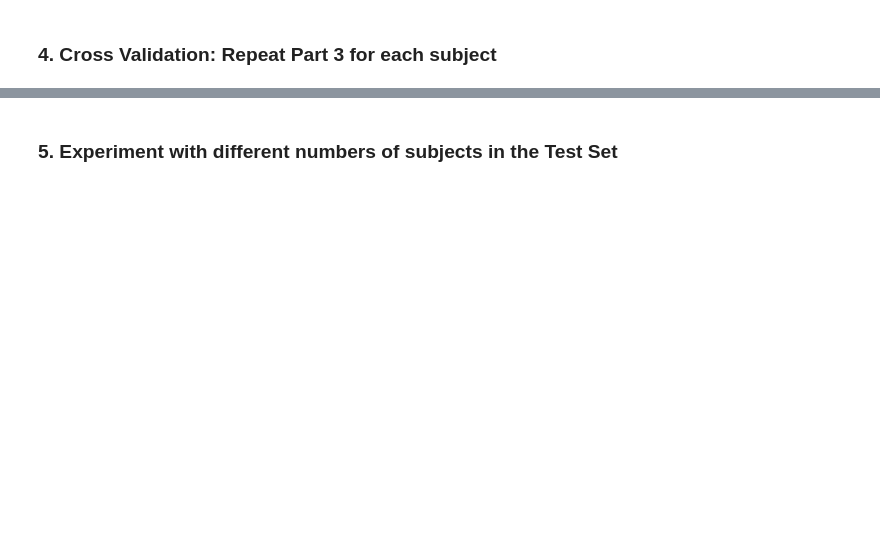
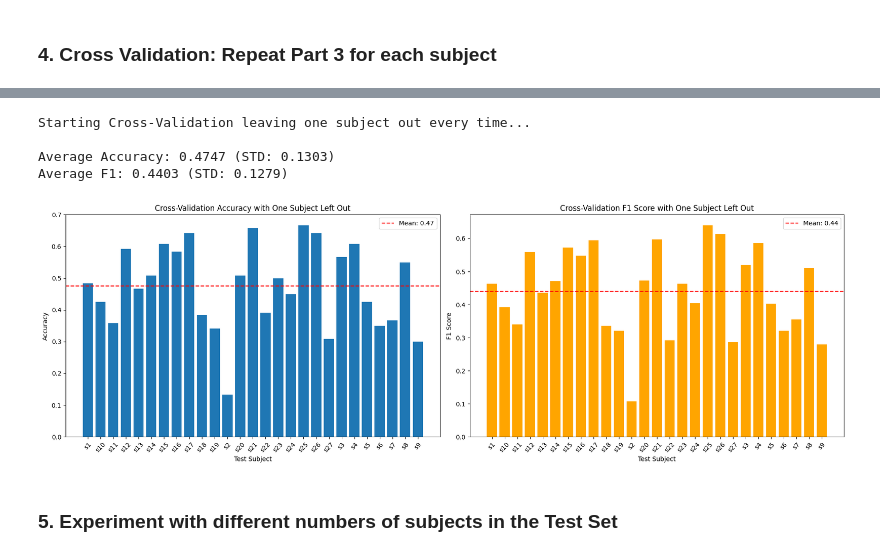
Before and after one commit to 22cav/nssp-mp2, a Jupyter notebook: part2/generalization.ipynb, the cells around one changed output, grey strips where cells are left out. Cells and saved outputs as stored; diff of their text form; code cells hidden in the pictures; blank space fills up the shorter version.

```diff
--- a/part2/generalization.ipynb
+++ b/part2/generalization.ipynb
@@ -289,2 +254,62 @@ Average Accuracy: 0.4784 (STD: 0.1265)
+# %%
+accuracies = []
+f1s = []
+
+print("Starting Cross-Validation leaving one subject out every time...")
+
+if subject_ids:
+    for subject_id in subject_ids:
+
+        # Use usual data split function
+        X_train, y_train, X_test, y_test = get_data_split(all_subjects_data, [subject_id])
+
+        X_train_z = scaler.fit_transform(X_train)
+        X_test_z = scaler.transform(X_test)
+
+        model = SVC(C=100, class_weight='balanced', gamma=0.001, kernel='rbf')
+
+        # Fit model
+        model.fit(X_train_z, y_train)
+
+        y_pred = model.predict(X_test_z)
+        acc = accuracy_score(y_test, y_pred)
+        accuracies.append(acc)
+        f1 = f1_score(y_test, y_pred, average='macro')
+        f1s.append(f1)
+
+    mean_acc = np.mean(accuracies)
+    std_acc = np.std(accuracies)
+
+    print(f"\nAverage Accuracy: {mean_acc:.4f} (STD: {std_acc:.4f})")
+    print(f"Average F1: {np.mean(f1s):.4f} (STD: {np.std(f1s):.4f})")
+    fig, axes = plt.subplots(1, 2, figsize=(18, 6))
+
+    # Plot for Accuracy
+    axes[0].bar(subject_ids, accuracies)
+    axes[0].axhline(mean_acc, color='r', linestyle='--', label=f'Mean: {mean_acc:.2f}')
+    axes[0].set_xlabel('Test Subject')
+    axes[0].set_ylabel('Accuracy')
+    axes[0].set_title('Cross-Validation Accuracy with One Subject Left Out')
+    axes[0].legend()
+    axes[0].tick_params(axis='x', rotation=45)
+
+    # Plot for F1 Score
+    mean_f1 = np.mean(f1s)
+    axes[1].bar(subject_ids, f1s, color='orange')
+    axes[1].axhline(mean_f1, color='r', linestyle='--', label=f'Mean: {mean_f1:.2f}')
+    axes[1].set_xlabel('Test Subject')
+    axes[1].set_ylabel('F1 Score')
+    axes[1].set_title('Cross-Validation F1 Score with One Subject Left Out')
+    axes[1].legend()
+    axes[1].tick_params(axis='x', rotation=45)
+
+    plt.tight_layout()
+    plt.show()
+# %% [output]
+Starting Cross-Validation leaving one subject out every time...
+
+Average Accuracy: 0.4747 (STD: 0.1303)
+Average F1: 0.4403 (STD: 0.1279)
+[figure, added]
 # %% [markdown]
 ### 5. Experiment with different numbers of subjects in the **Test Set**
```
Also changed, not shown: parts of 7 cells of this notebook, 1 other file.
